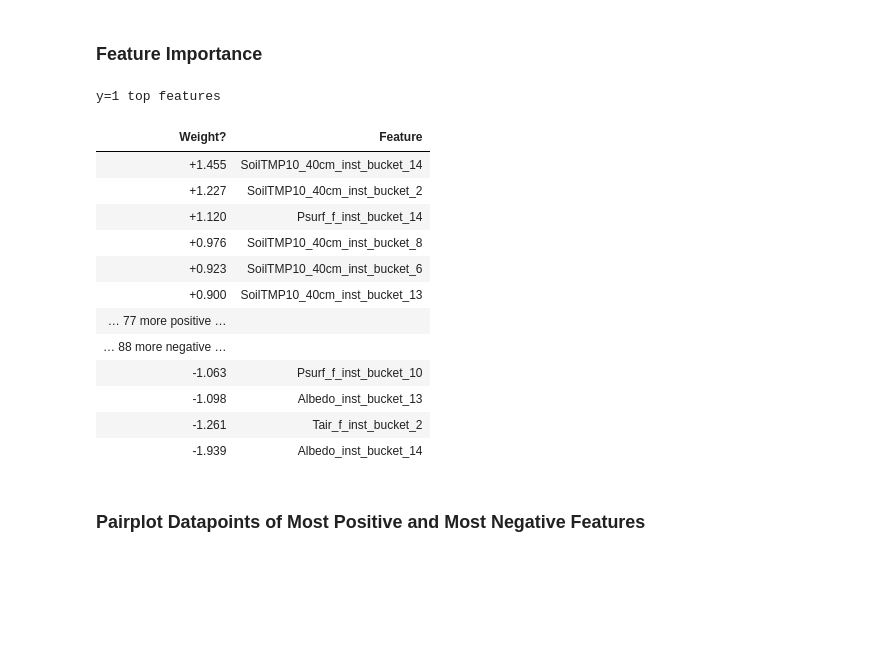
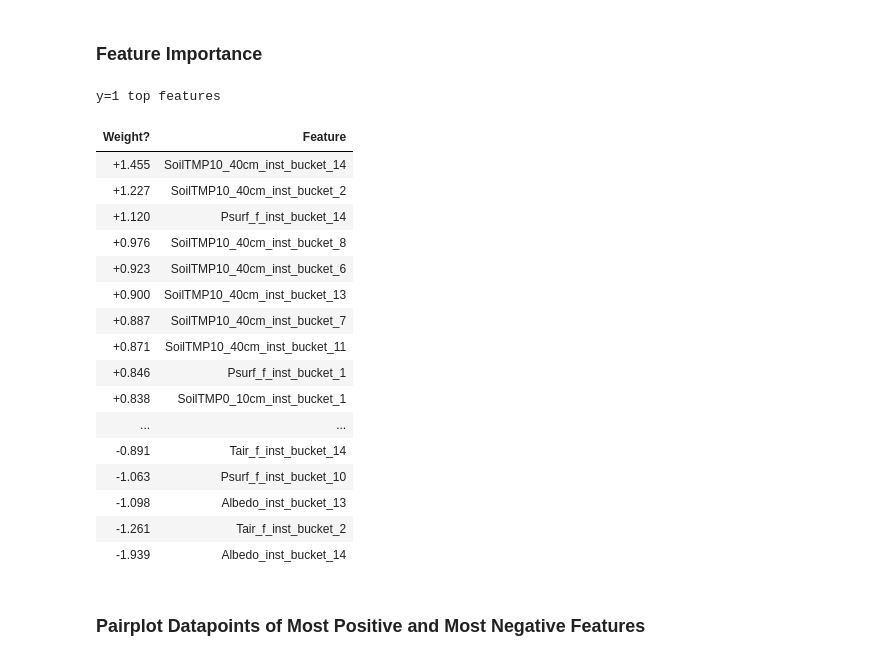
Before and after one commit to instadeepai/locust-predict, a Jupyter notebook: notebooks/Interpretation.ipynb, the cells around one changed output. Cells and saved outputs as stored; diff of their text form; code cells hidden in the pictures; blank space fills up the shorter version.

Commit message:
interpret update on modelling methods

```diff
--- a/notebooks/Interpretation.ipynb
+++ b/notebooks/Interpretation.ipynb
@@ -73,19 +78,23 @@ predition_hist(p, val_y.values)
 # %% [markdown]
 ### Feature Importance
 # %%
-w = eli5.explain_weights(lr_model, top=10, feature_names=train_x.columns.tolist())
+w = eli5.explain_weights(lr_model, top=25, feature_names=train_x.columns.tolist())
 w
 # %% [output]
 y=1 top features
 | Weight? | Feature |
 | +1.455 | SoilTMP10_40cm_inst_bucket_14 |
 | +1.227 | SoilTMP10_40cm_inst_bucket_2 |
 | +1.120 | Psurf_f_inst_bucket_14 |
 | +0.976 | SoilTMP10_40cm_inst_bucket_8 |
 | +0.923 | SoilTMP10_40cm_inst_bucket_6 |
 | +0.900 | SoilTMP10_40cm_inst_bucket_13 |
-| … 77 more positive … |  |
-| … 88 more negative … |  |
+| +0.887 | SoilTMP10_40cm_inst_bucket_7 |
+| +0.871 | SoilTMP10_40cm_inst_bucket_11 |
+| +0.846 | Psurf_f_inst_bucket_1 |
+| +0.838 | SoilTMP0_10cm_inst_bucket_1 |
+| ... | ... |
+| -0.891 | Tair_f_inst_bucket_14 |
 | -1.063 | Psurf_f_inst_bucket_10 |
 | -1.098 | Albedo_inst_bucket_13 |
 | -1.261 | Tair_f_inst_bucket_2 |
```
Also changed, not shown: parts of 6 cells of this notebook.
